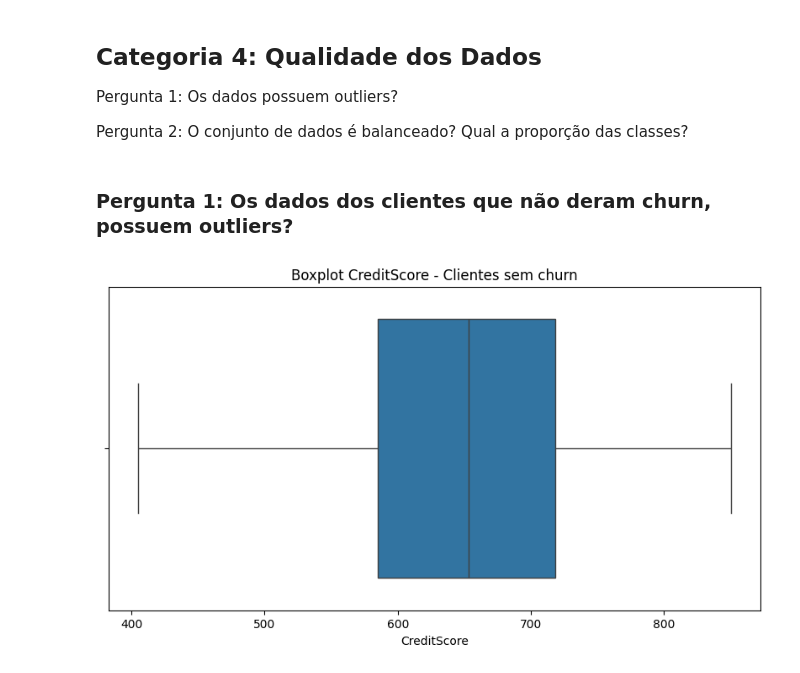
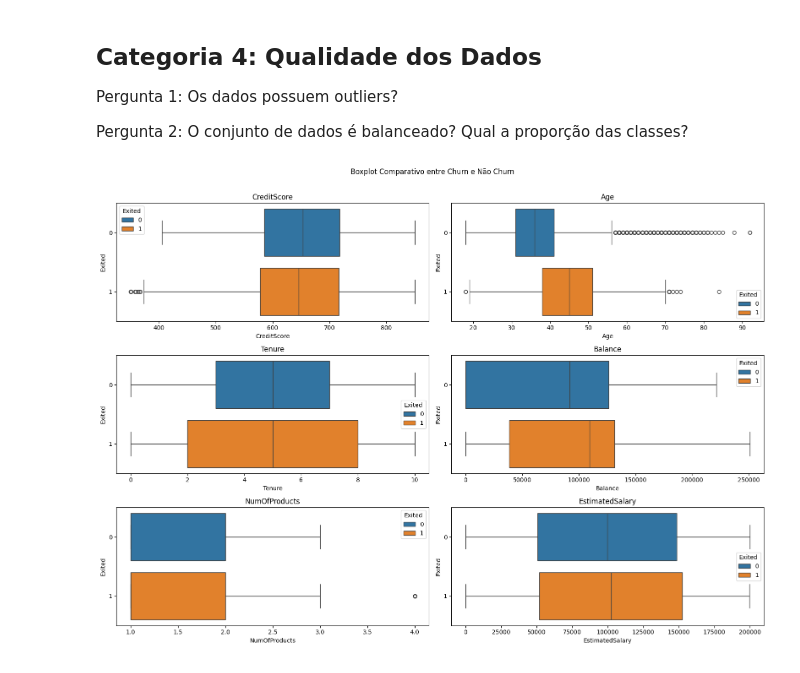
Before and after one commit to PedroMeerholz/churn-ml, a Jupyter notebook: notebooks/analysis.ipynb, the cells around one changed output. Cells and saved outputs as stored; diff of their text form; code cells hidden in the pictures.

Commit message:
feat: Análise da Categoria 4: Qualidade dos Dados

```diff
--- a/notebooks/analysis.ipynb
+++ b/notebooks/analysis.ipynb
@@ -293,6 +286,24 @@ def boxplot(df, column, title_posfix):
-# %% [markdown]
-### Pergunta 1: Os dados dos clientes que não deram churn, possuem outliers?
 # %%
-boxplot(no_churn_df, 'CreditScore', 'Clientes sem churn')
+# Pergunta 1: Os dados dos clientes que não deram churn, possuem outliers?
+columns = ['CreditScore', 'Age', 'Tenure', 'Balance', 'NumOfProducts', 'EstimatedSalary']
+n_cols = 2
+n_rows = int(np.ceil(len(columns) / n_cols))
+fig, axes = plt.subplots(n_rows, n_cols, figsize=(16, 12))
+axes = axes.flatten()
+fig.suptitle('Boxplot Comparativo entre Churn e Não Churn')
+
+for i, col in enumerate(columns):
+    sns.boxplot(data=df, x=col, y='Exited', orient='h', ax=axes[i], hue='Exited')
+    axes[i].set_title(col)
+    axes[i].set_ylabel('Exited')
+    axes[i].set_xlabel(col)
+    axes[i].legend(title='Exited', loc='best')
+
+# Remove unused subplots if any
+for j in range(i+1, len(axes)):
+    fig.delaxes(axes[j])
+
+plt.tight_layout(rect=[0, 0.03, 1, 0.97])
+plt.show()
 # %% [output]
-[figure, old version]
+[figure, new version]
```
Also changed, not shown: parts of 15 cells of this notebook.
